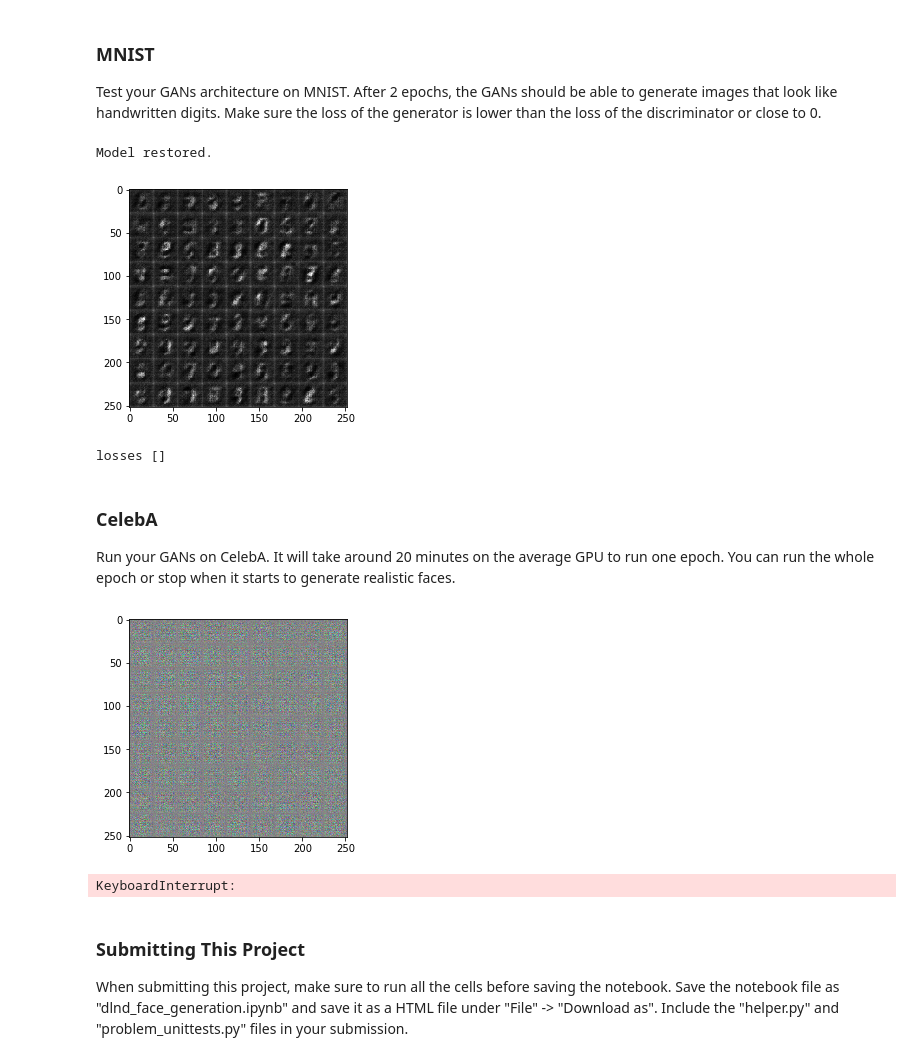
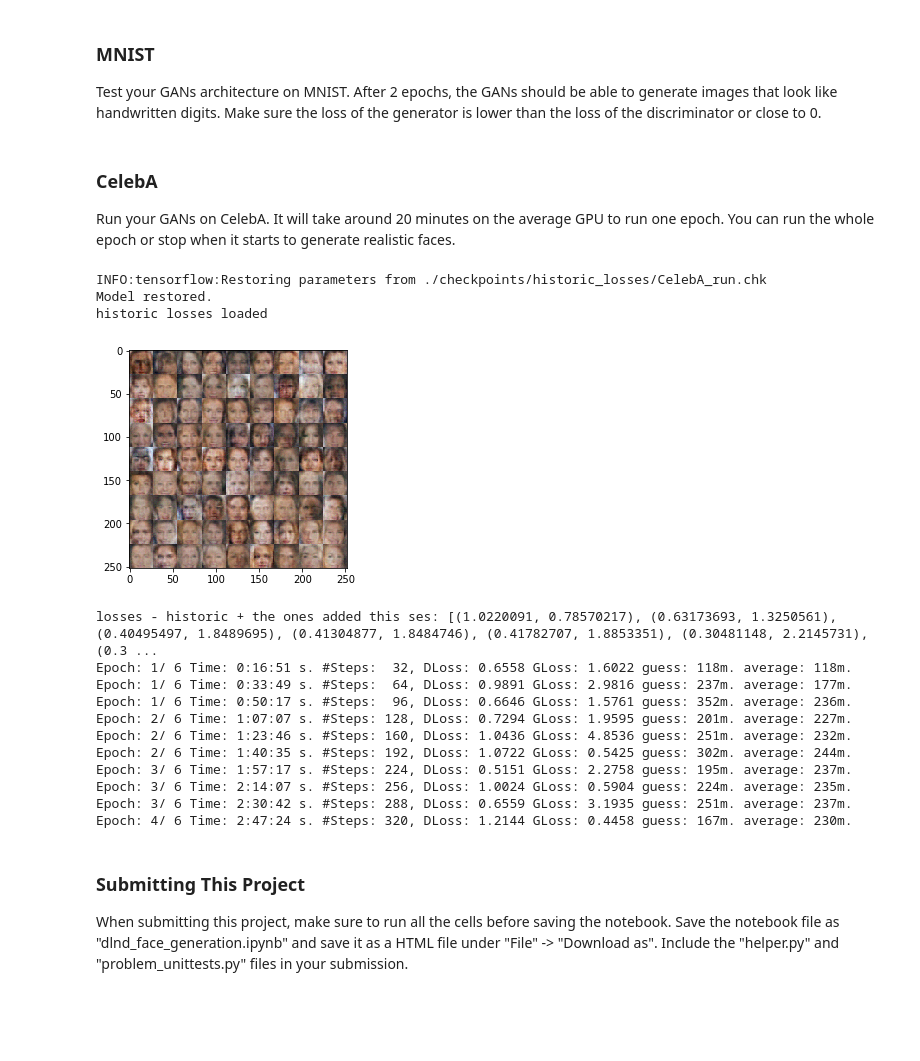
Before and after one commit to gertadam/Project5, a Jupyter notebook: dlnd_face_generation.ipynb, the cells around one changed output. Drawn from its saved outputs; the diff is of its cells as text; code cells hidden in the pictures; blank space fills up the shorter version.

```diff
--- a/dlnd_face_generation.ipynb
+++ b/dlnd_face_generation.ipynb
@@ -55,7 +55,7 @@ if not isdir(chk_subpth):
 
 
 # FloydHub - Use with data ID "R5KrjnANiKVhLWAkpXhNBe"
-#data_dir = '/input'
+data_dir = '/input'
 
 
 """
@@ -481,6 +486,7 @@ def plot_loss(losses):
     pyplot.legend()
 # %%
 import numpy as np
+#from laplotter import LossAccPlotter
 from collections import deque
 
 def train(epochs, batch_size, z_dim, learning_rate, beta1, get_batches, data_shape, data_image_mode):
@@ -513,6 +519,7 @@ def train(epochs, batch_size, z_dim, learning_rate, beta1, get_batches, data_sha
     samples, losses = [], []
     start_time      = time.time()
     mov_av_list     = deque()
+    #plotter = LossAccPlotter()
 
     #print ("data_shape:", data_shape)
     #print ("data_shape:[1:]", data_shape[1:])
@@ -546,9 +553,17 @@ def train(epochs, batch_size, z_dim, learning_rate, beta1, get_batches, data_sha
             # ...anyway the model- & losses- restore works even if the isfile doesn't
             saver.restore(sess, chkfilepth)
             print('Model restored.')
-            #with open(pklfilepth, 'rb') as rl:
-             #   losses = pkl.load(rl)
-            #print ('historic losses loaded')
+            with open(pklfilepth, 'rb') as rl:
+                losses = pkl.load(rl)
+            print ('historic losses loaded')
+
+            """
+            for plot_step, value in enumerate(example_values):
+                # deactivate redrawing after each update
+                plotter.add_values(plot_step, loss_train=value, redraw=False)
+            plotter.redraw()
+            plotter.block()
+            """
 
             # if isfile(metachkfilepth):
             # else:
@@ -615,7 +630,7 @@ def train(epochs, batch_size, z_dim, learning_rate, beta1, get_batches, data_sha
                     show_generator_output(sess, 81, input_z, channels, image_mode)
                     print()
                     # I need to double check the shape to use the plotter
-                    print("losses", losses)
+                    print("losses - historic + the ones added this ses:", losses)
                 # the graph get mixed together - even if I print them at very different times
                 # there must be some link to plot that I am not aware off
                 # - so until I can sort that out we will have to wait
@@ -645,7 +660,7 @@ def train(epochs, batch_size, z_dim, learning_rate, beta1, get_batches, data_sha
     print("pickle should open: ",pklfilepth)
     with open(pklfilepth, 'wb') as wl:
         pkl.dump(losses, wl)
-    print ("finished training {} epochs".format(epochs+1))
+    print ("finished training {} epochs".format(epochs))
 # %% [markdown]
 ### MNIST
 Test your GANs architecture on MNIST.  After 2 epochs, the GANs should be able to generate images that look like handwritten digits.  Make sure the loss of the generator is lower than the loss of the discriminator or close to 0.
@@ -668,13 +683,13 @@ steps_graph     = 77        # abandoned for the moment
 Load_chk      = True       # set this to [True], if you want to load the checkpoint and ass. losses-file
                             # ! remember to delete the comenting out of load .pkl when it has been saved
 # std. Hyper param
-batch_size    = 256
+batch_size    = 2048
 z_dim         = 100
 beta1         = 0.5
 learning_rate = 0.00005
 
 # delete me before handing in - on laptop 1 epoch -> 1 hour)
-epochs       = 3
+epochs       = 6
 """
 DON'T MODIFY ANYTHING IN THIS CELL THAT IS BELOW THIS LINE
 """
@@ -684,53 +699,62 @@ mnist_dataset = helper.Dataset('mnist', glob(os.path.join(data_dir, 'mnist/*.jpg
 with tf.Graph().as_default():
     train(epochs, batch_size, z_dim, learning_rate, beta1, mnist_dataset.get_batches,
           mnist_dataset.shape, mnist_dataset.image_mode)
-# %% [output]
-Model restored.
-[figure, removed]
-losses []
 # %% [markdown]
 ### CelebA
 Run your GANs on CelebA.  It will take around 20 minutes on the average GPU to run one epoch.  You can run the whole epoch or stop when it starts to generate realistic faces.
 # %%
-batch_size    = 256
+batch_size    = 2048
 z_dim         = 100
-beta1         = 0.9
+beta1         = 0.5
 learning_rate = 0.00005
 
 """
 # GLOBAL VAR
 - rather than changing the params train() uses
 - I added these params as global
 - which I know is not strictly right, but it works for me.
 """
 # in order to seperate the two data-runs, I will have to give the files different names ofcourse
 filename      = 'CelebA_run'
 
-steps_printline =  64
-steps_graph     =  77
-Gkeep_prob      = 0.6
-Dkeep_prob      = 0.6
+steps_printline =  32
+steps_graph     =  77           # abandoned for the moment
+Gkeep_prob      = 0.4
+Dkeep_prob      = 0.5
 steps_images    = 512
 
-Load_chk        = False       # set this to [True], if you want to load the checkpoint and ass. losses-file
+Load_chk        = True       # set this to [True], if you want to load the checkpoint and ass. losses-file
 
 
 
 #delete me :)
-epochs       = 1
+epochs       = 6
 
 """
 DON'T MODIFY ANYTHING IN THIS CELL THAT IS BELOW THIS LINE
 """
 #epochs = 1
 
 celeba_dataset = helper.Dataset('celeba', glob(os.path.join(data_dir, 'img_align_celeba/*.jpg')))
 with tf.Graph().as_default():
     train(epochs, batch_size, z_dim, learning_rate, beta1, celeba_dataset.get_batches,
           celeba_dataset.shape, celeba_dataset.image_mode)
 # %% [output]
+INFO:tensorflow:Restoring parameters from ./checkpoints/historic_losses/CelebA_run.chk
+Model restored.
+historic losses loaded
-[figure, old version]
+[figure, new version]
-KeyboardInterrupt:
+losses - historic + the ones added this ses: [(1.0220091, 0.78570217), (0.63173693, 1.3250561), (0.40495497, 1.8489695), (0.41304877, 1.8484746), (0.41782707, 1.8853351), (0.30481148, 2.2145731), (0.3 ...
+Epoch: 1/ 6 Time: 0:16:51 s. #Steps:  32, DLoss: 0.6558 GLoss: 1.6022 guess: 118m. average: 118m.
+Epoch: 1/ 6 Time: 0:33:49 s. #Steps:  64, DLoss: 0.9891 GLoss: 2.9816 guess: 237m. average: 177m.
+Epoch: 1/ 6 Time: 0:50:17 s. #Steps:  96, DLoss: 0.6646 GLoss: 1.5761 guess: 352m. average: 236m.
+Epoch: 2/ 6 Time: 1:07:07 s. #Steps: 128, DLoss: 0.7294 GLoss: 1.9595 guess: 201m. average: 227m.
+Epoch: 2/ 6 Time: 1:23:46 s. #Steps: 160, DLoss: 1.0436 GLoss: 4.8536 guess: 251m. average: 232m.
+Epoch: 2/ 6 Time: 1:40:35 s. #Steps: 192, DLoss: 1.0722 GLoss: 0.5425 guess: 302m. average: 244m.
+Epoch: 3/ 6 Time: 1:57:17 s. #Steps: 224, DLoss: 0.5151 GLoss: 2.2758 guess: 195m. average: 237m.
+Epoch: 3/ 6 Time: 2:14:07 s. #Steps: 256, DLoss: 1.0024 GLoss: 0.5904 guess: 224m. average: 235m.
+Epoch: 3/ 6 Time: 2:30:42 s. #Steps: 288, DLoss: 0.6559 GLoss: 3.1935 guess: 251m. average: 237m.
+Epoch: 4/ 6 Time: 2:47:24 s. #Steps: 320, DLoss: 1.2144 GLoss: 0.4458 guess: 167m. average: 230m.
 # %% [markdown]
 ### Submitting This Project
 When submitting this project, make sure to run all the cells before saving the notebook. Save the notebook file as "dlnd_face_generation.ipynb" and save it as a HTML file under "File" -> "Download as". Include the "helper.py" and "problem_unittests.py" files in your submission.
```
Also changed, not shown: parts of 4 cells of this notebook.
